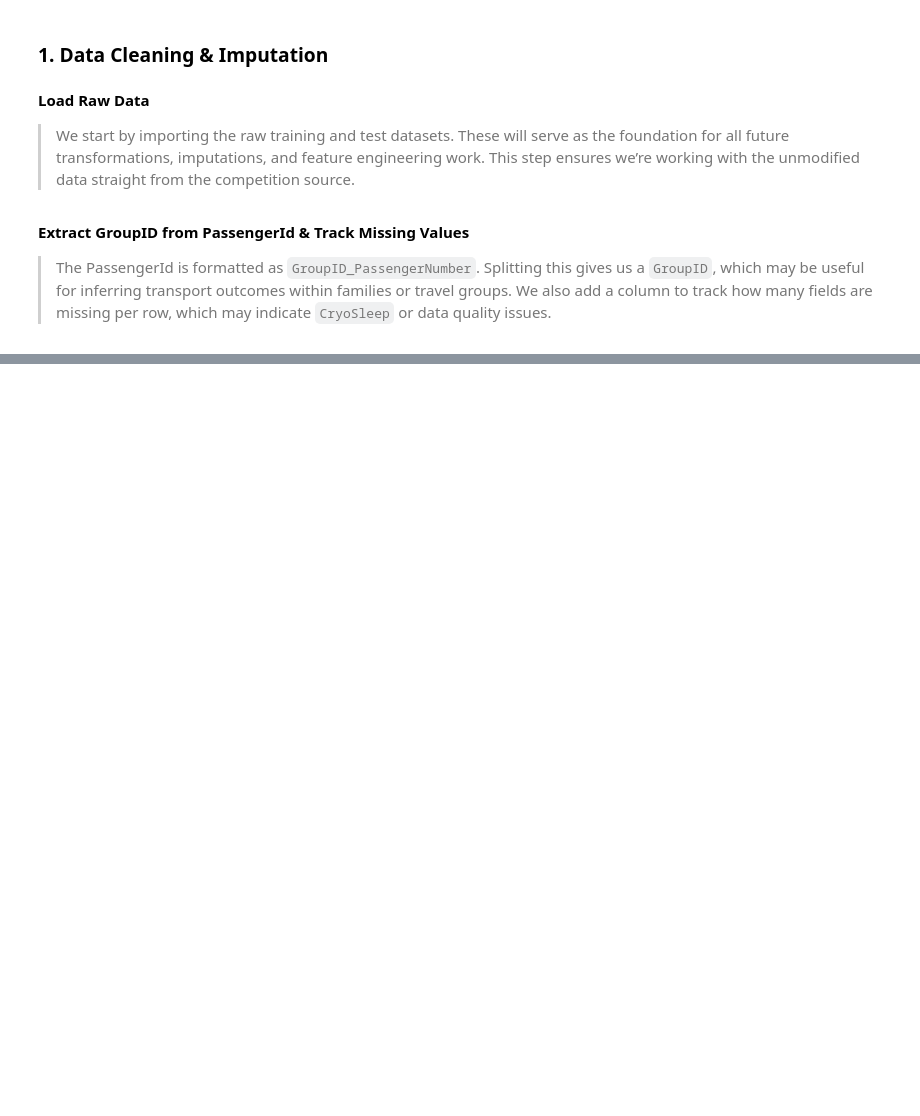
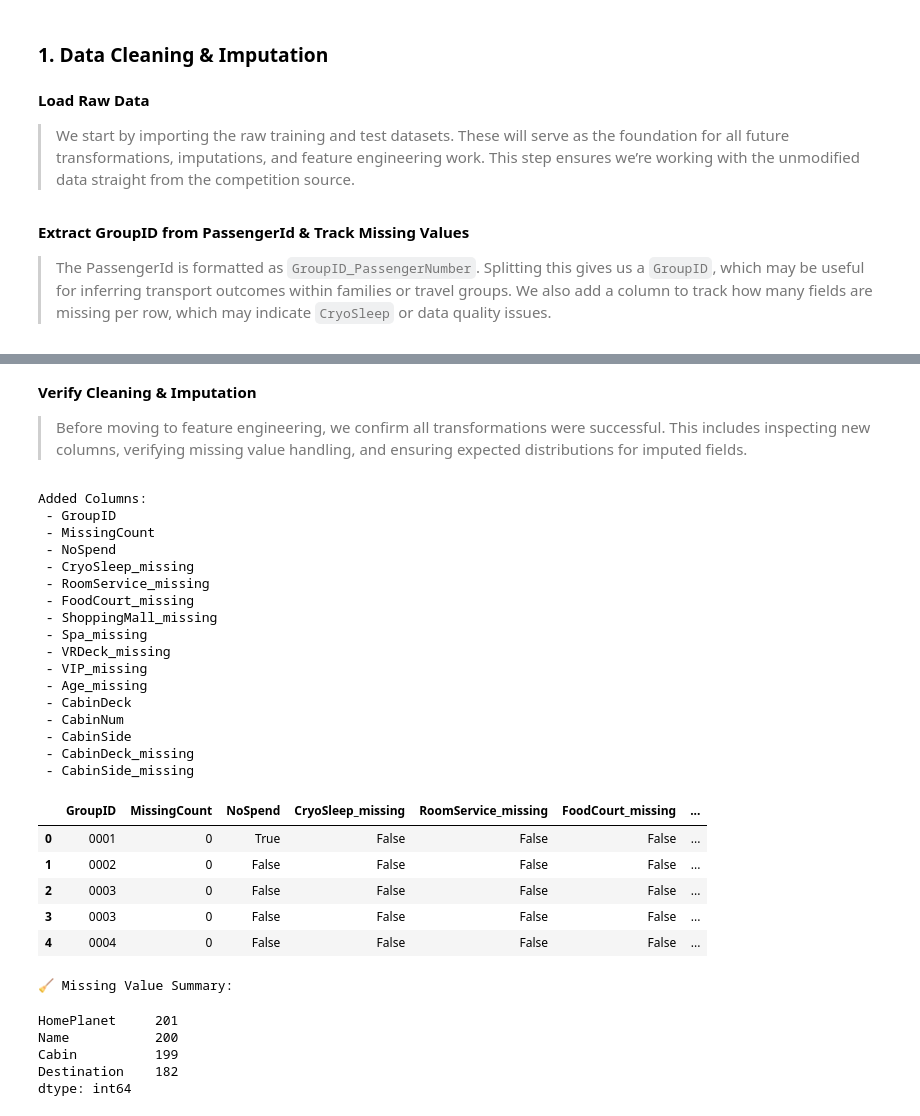
Before and after one commit to Drew-Woodz/kaggle_competitions, a Jupyter notebook: Spaceship_Titanic/notebooks/featureEngineering.ipynb, the cells around one changed output, grey strips where cells are left out. Drawn from its saved outputs; the diff is of its cells as text; code cells hidden in the pictures; blank space fills up the shorter version.

Commit message:
round 1 feature engineering, complete

```diff
--- a/Spaceship_Titanic/notebooks/featureEngineering.ipynb
+++ b/Spaceship_Titanic/notebooks/featureEngineering.ipynb
@@ -46,0 +97,9 @@ test['CryoSleep'] = test.apply(
+# %%
+# Age missing flag
+train['Age_missing'] = train['Age'].isna()
+test['Age_missing'] = test['Age'].isna()
+
+# Fill missing with median
+age_median = train['Age'].median()
+train['Age'] = train['Age'].fillna(age_median)
+test['Age'] = test['Age'].fillna(age_median)
@@ -46,0 +110,68 @@ test['CryoSleep'] = test.apply(
+# %%
+# Split Cabin into Deck / Num / Side
+for df in [train, test]:
+    df[['CabinDeck', 'CabinNum', 'CabinSide']] = df['Cabin'].str.split('/', expand=True)
+
+# Flag missing components
+train['CabinDeck_missing'] = train['CabinDeck'].isna()
+test['CabinDeck_missing'] = test['CabinDeck'].isna()
+train['CabinSide_missing'] = train['CabinSide'].isna()
+test['CabinSide_missing'] = test['CabinSide'].isna()
+
+# Fill missing Deck/Side with 'Unknown'
+train['CabinDeck'] = train['CabinDeck'].fillna('Unknown')
+test['CabinDeck'] = test['CabinDeck'].fillna('Unknown')
+train['CabinSide'] = train['CabinSide'].fillna('Unknown')
+test['CabinSide'] = test['CabinSide'].fillna('Unknown')
+
+# Optionally fill or drop CabinNum
+train['CabinNum'] = train['CabinNum'].fillna(-1).astype(float)
+test['CabinNum'] = test['CabinNum'].fillna(-1).astype(float)
+# %% [markdown]
+**Verify Cleaning & Imputation**
+
+>Before moving to feature engineering, we confirm all transformations were successful. This includes inspecting new columns, verifying missing value handling, and ensuring expected distributions for imputed fields.
+# %%
+# Show new columns added
+added_cols = [col for col in train.columns if col not in pd.read_csv('../data/train.csv').columns]
+print("Added Columns:")
+for col in added_cols:
+    print(f" - {col}")
+
+# Preview head of new features
+display(train[added_cols].head())
+
+# Summary of missing values (should now be 0 or only in fields we chose to ignore like Name)
+print("\n🧹 Missing Value Summary:")
+missing_summary = train.isnull().sum()
+display(missing_summary[missing_summary > 0].sort_values(ascending=False))
+# %% [output]
+Added Columns:
+ - GroupID
+ - MissingCount
+ - NoSpend
+ - CryoSleep_missing
+ - RoomService_missing
+ - FoodCourt_missing
+ - ShoppingMall_missing
+ - Spa_missing
+ - VRDeck_missing
+ - VIP_missing
+ - Age_missing
+ - CabinDeck
+ - CabinNum
+ - CabinSide
+ - CabinDeck_missing
+ - CabinSide_missing
+|  | GroupID | MissingCount | NoSpend | CryoSleep_missing | RoomService_missing | FoodCourt_missing | ... |
+| 0 | 0001 | 0 | True | False | False | False | ... |
+| 1 | 0002 | 0 | False | False | False | False | ... |
+| 2 | 0003 | 0 | False | False | False | False | ... |
+| 3 | 0003 | 0 | False | False | False | False | ... |
+| 4 | 0004 | 0 | False | False | False | False | ... |
+🧹 Missing Value Summary:
+HomePlanet     201
+Name           200
+Cabin          199
+Destination    182
+dtype: int64
```
Also changed, not shown: parts of 24 cells of this notebook, 3 other files.
